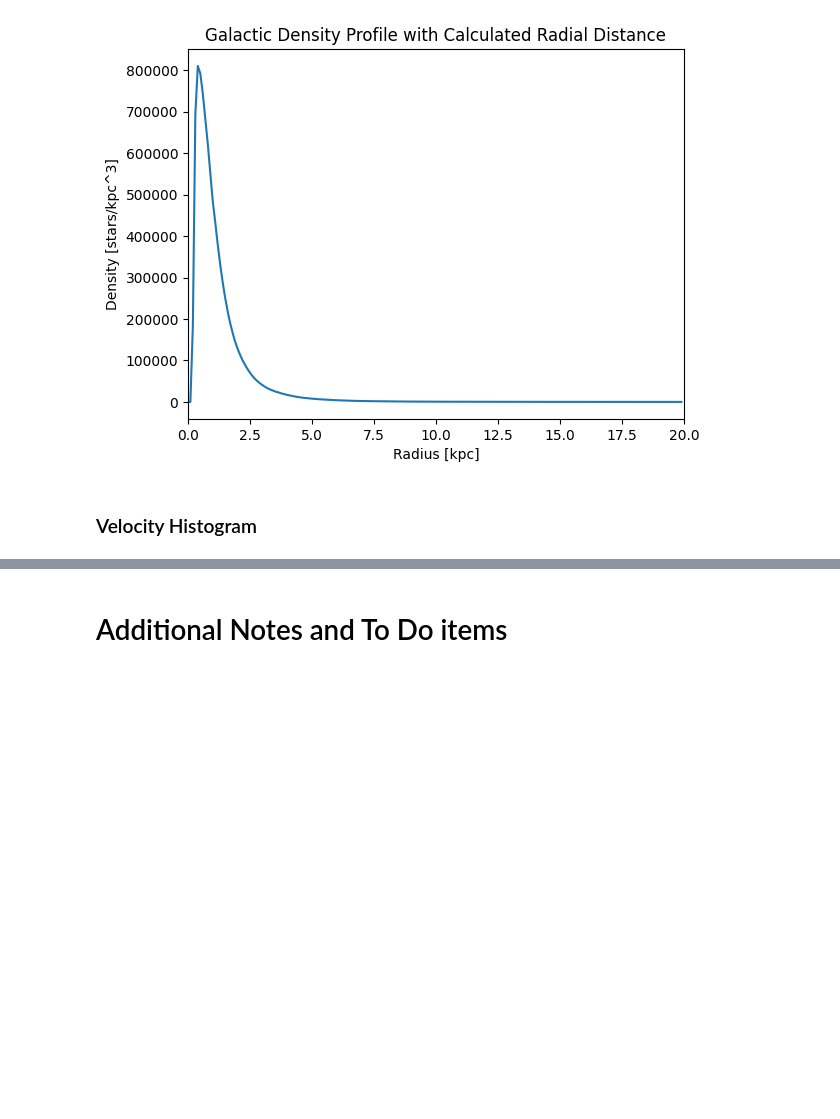
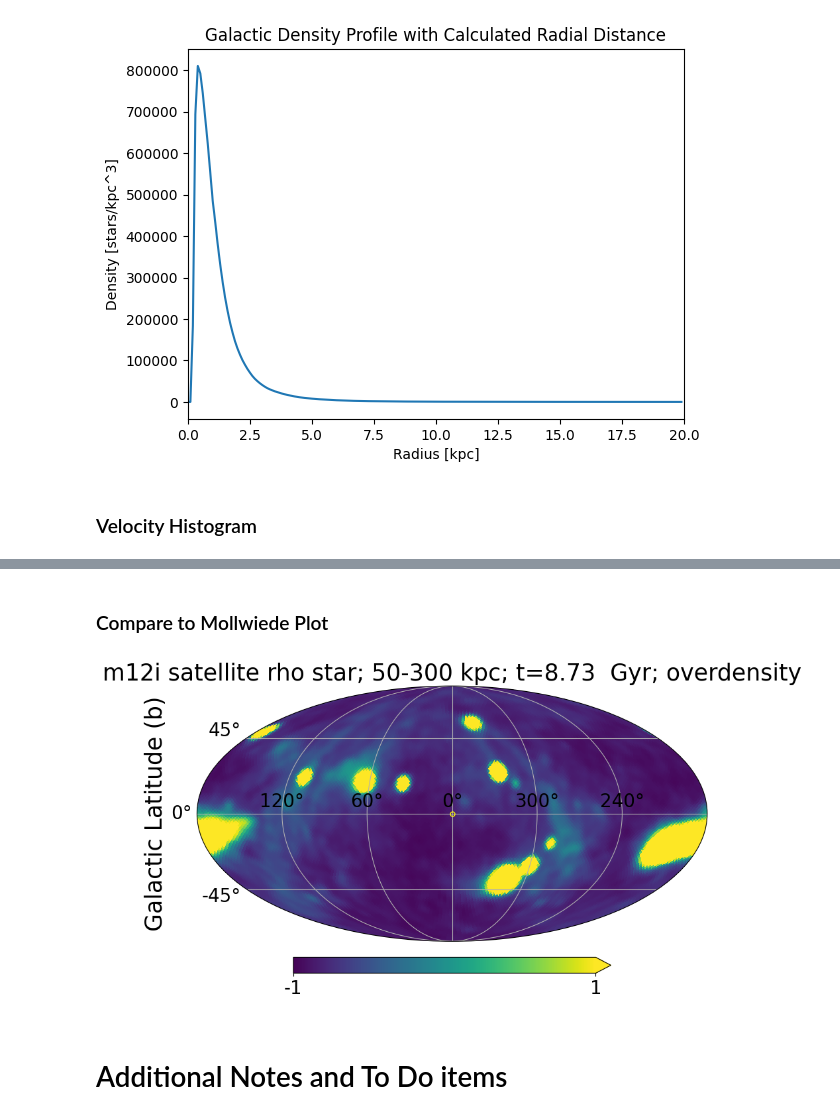
Before and after one commit to aeden2019/ananke_vera_rubin, a Jupyter notebook: vera_rubin.ipynb, the cells around one changed output, grey strips where cells are left out. Cells and saved outputs as stored; diff of their text form; code cells hidden in the pictures; blank space fills up the shorter version.

```diff
--- a/vera_rubin.ipynb
+++ b/vera_rubin.ipynb
@@ -605,3 +672,16 @@ plt.show()
+# %% [markdown]
+### Compare to Mollwiede Plot
+# %%
+# Specify the directory path of the image
+image_path = '/Users/andreweden/Desktop/ANANKE/Flatiron Institute/fire_map/cosmo_tools/m12i_rho_star_faceon_382_overdensity.png'
+
+# Open the image
+image = Image.open(image_path)
+
+# Display the image inline
+display(image)
+# %% [output]
+[figure, added]
 # %% [markdown]
 # Additional Notes and To Do items
 # %% [markdown]
```
Also changed, not shown: parts of 27 cells of this notebook.
